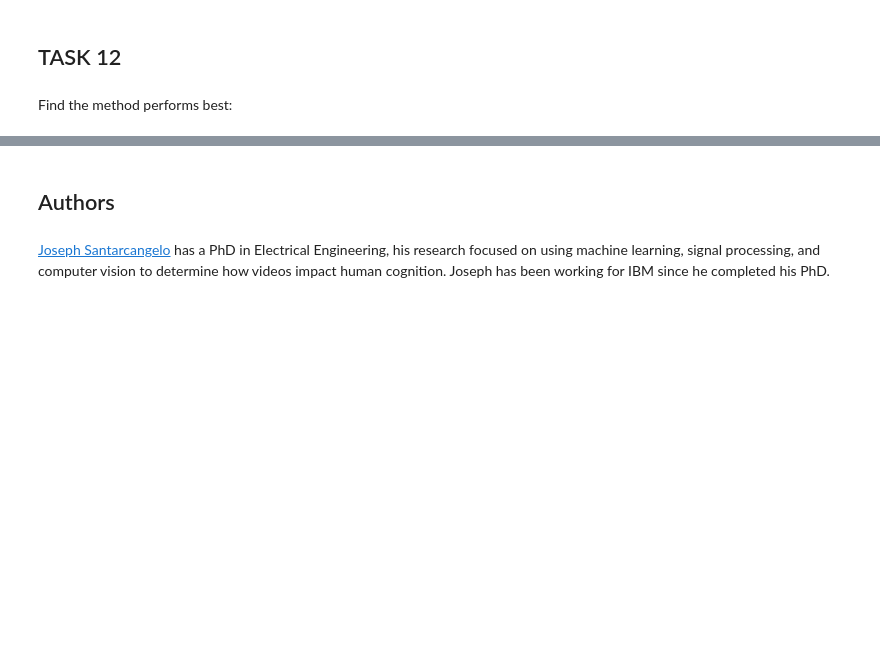
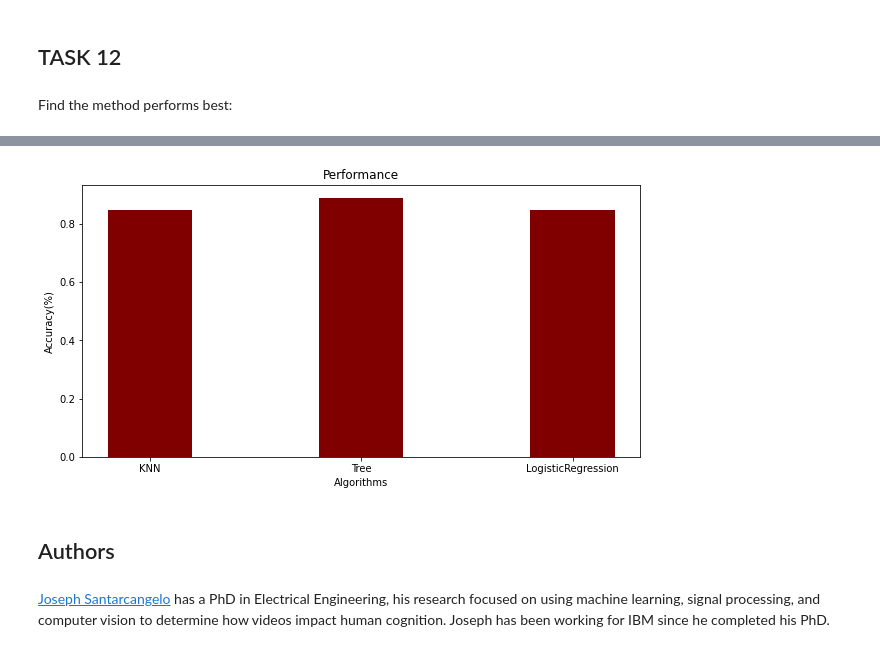
Before and after one commit to JAEGON-LEE/Capstone, a Jupyter notebook: CAPSTONE WEEK4(MACHINE LEARNING PREDICTION).ipynb, the cells around one changed output, grey strips where cells are left out. Drawn from its saved outputs; the diff is of its cells as text; code cells hidden in the pictures; blank space fills up the shorter version.

```diff
--- a/CAPSTONE WEEK4(MACHINE LEARNING PREDICTION).ipynb
+++ b/CAPSTONE WEEK4(MACHINE LEARNING PREDICTION).ipynb
@@ -382,3 +382,19 @@ Best Params is : {'criterion': 'entropy', 'max_depth': 16, 'max_features': 'auto
+# %%
+Algorithms = list(algorithms.keys())
+Accuracy = list(algorithms.values())
+
+fig = plt.figure(figsize = (10, 5))
+
+# creating the bar plot
+plt.bar(Algorithms, Accuracy, color ='maroon',
+        width = 0.4)
+
+plt.xlabel("Algorithms")
+plt.ylabel("Accuracy(%)")
+plt.title("Performance")
+plt.show()
+# %% [output]
+[figure, added]
 # %% [markdown]
 ## Authors
 # %% [markdown]
```
Also changed, not shown: parts of 3 cells of this notebook.
